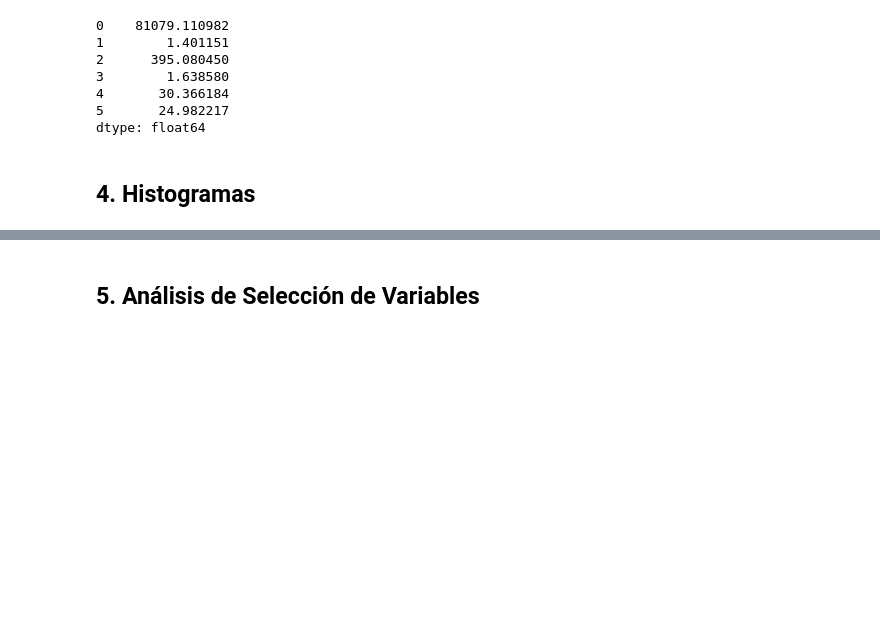
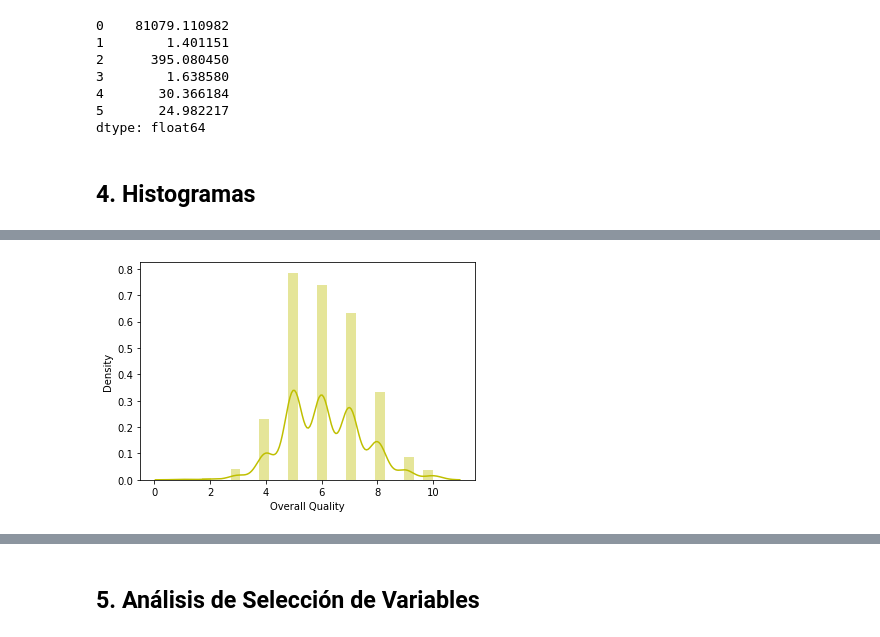
Before and after one commit to Danicifurax/Proyecto_Final-CDP, a Jupyter notebook: Proyecto_Final.ipynb, the cells around one changed output, grey strips where cells are left out. Cells and saved outputs as stored; diff of their text form; code cells hidden in the pictures; blank space fills up the shorter version.

```diff
--- a/Proyecto_Final.ipynb
+++ b/Proyecto_Final.ipynb
@@ -100,0 +105,4 @@ dtype: float64
+# %%
+qual_hist = sns.distplot(data[1], axlabel= "Overall Quality", color= "y")
+# %% [output]
+[figure, added]
```
Also changed, not shown: parts of 5 cells of this notebook.
